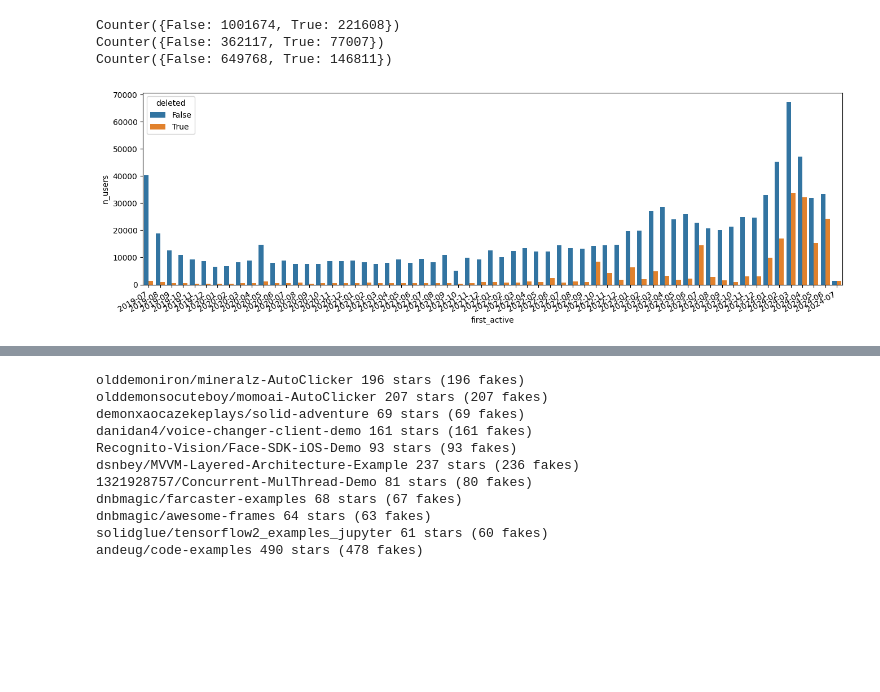
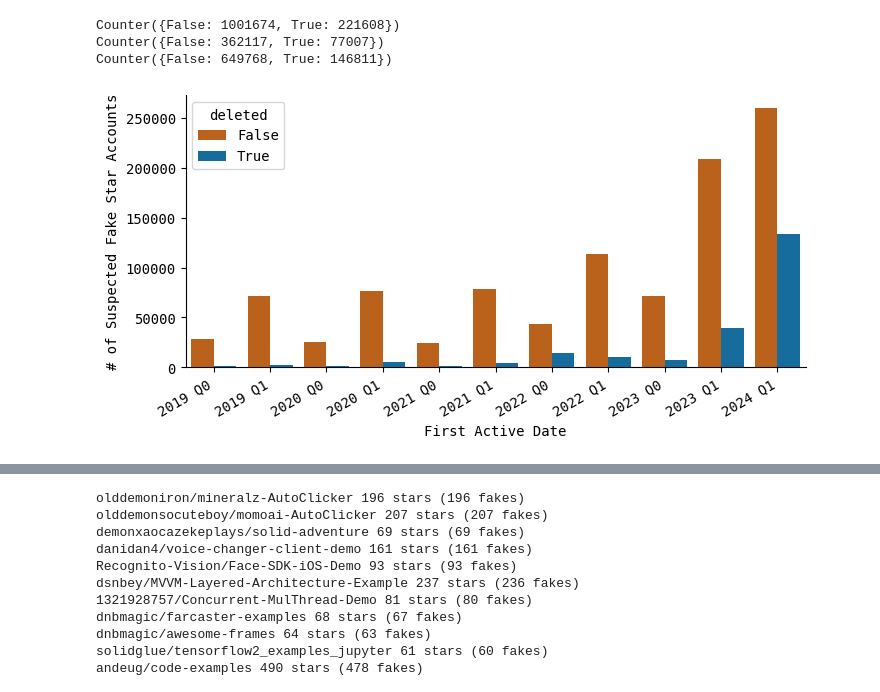
Before and after one commit to hehao98/StarScout, a Jupyter notebook: blog.ipynb, the cells around one changed output, grey strips where cells are left out. Cells and saved outputs as stored; diff of their text form; code cells hidden in the pictures; blank space fills up the shorter version.

```diff
--- a/blog.ipynb
+++ b/blog.ipynb
@@ -5,6 +5,10 @@ import seaborn as sns
 
 from collections import Counter
 from scripts.analysis import data
+
+plt.style.use("seaborn-v0_8-colorblind")
+plt.rcParams["font.family"] = "monospace"
+W, H = 8, 4
 # %%
 repos = data.get_fake_star_repos_all()
 stars = data.get_stars_by_month_all()
@@ -44,22 +52,35 @@ fig.autofmt_xdate()
 # %%
 users = data.get_fake_star_users()
 
-users.first_active = users.first_active.map(lambda x: x[:7])
-users.last_active = users.last_active.map(lambda x: x[:7])
+date_to_quarter = lambda x: x[:4] + " Q" + str(int(x[4:6]) // 3 + 1)
+users.first_active = users.first_active.map(date_to_quarter)
+users.last_active = users.last_active.map(date_to_quarter)
 
 print(Counter(users.deleted))
 print(Counter(users[users.clustered].deleted))
 print(Counter(users[users.low_activity].deleted))
 
 user_to_deletion = (
     users.groupby(["first_active", "deleted"]).size().reset_index(name="n_users")
 )
 
-fig, ax = plt.subplots(figsize=(16, 5))
-sns.barplot(data=user_to_deletion, x="first_active", y="n_users", hue="deleted", ax=ax)
+fig, ax = plt.subplots(figsize=(W, H))
+sns.barplot(
+    data=user_to_deletion,
+    x="first_active",
+    y="n_users",
+    hue="deleted",
+    ax=ax,
+    palette=["C2", "C0"],
+)
+ax.set_xlabel("First Active Date")
+ax.set_ylabel("# of Suspected Fake Star Accounts")
+ax.spines["top"].set_visible(False)
+ax.spines["right"].set_visible(False)
 fig.autofmt_xdate()
+fig.savefig("plots/users.png", bbox_inches="tight", dpi=300)
 # %% [output]
 Counter({False: 1001674, True: 221608})
 Counter({False: 362117, True: 77007})
 Counter({False: 649768, True: 146811})
-[figure, old version]
+[figure, new version]
```
Also changed, not shown: parts of 6 cells of this notebook, 6 other files.
